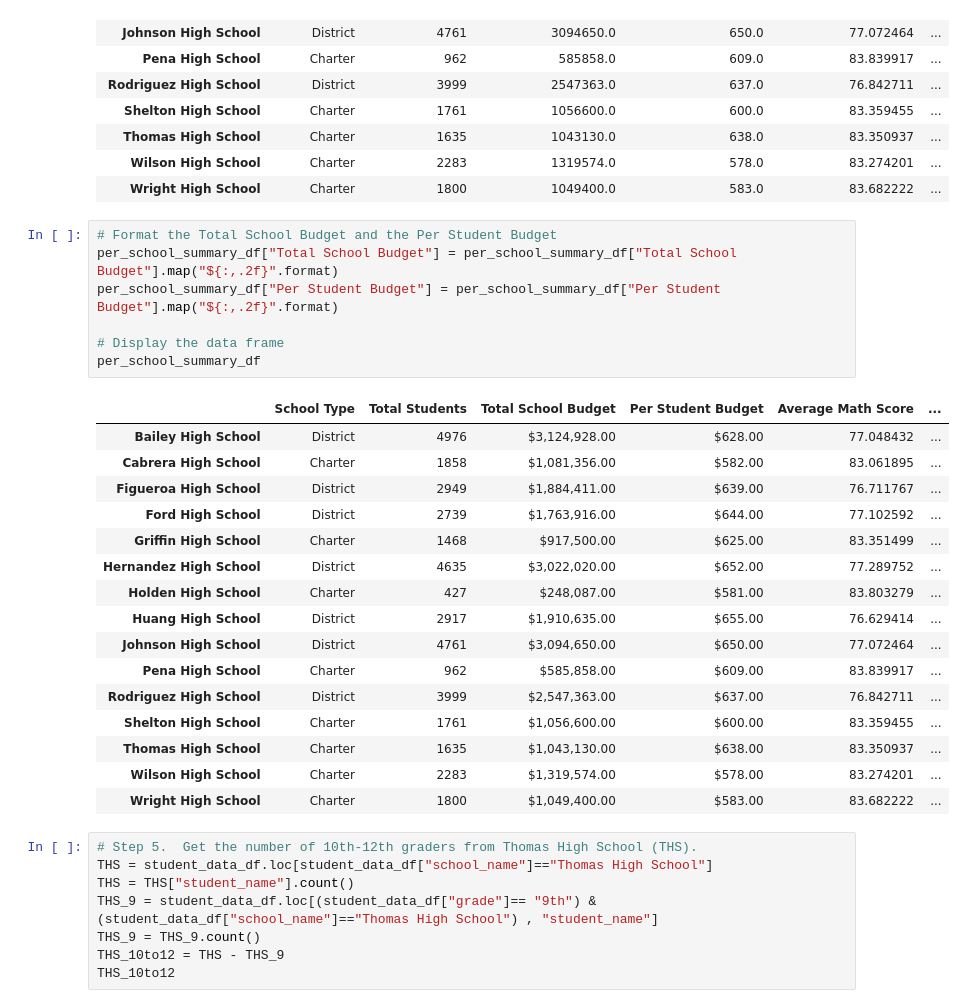
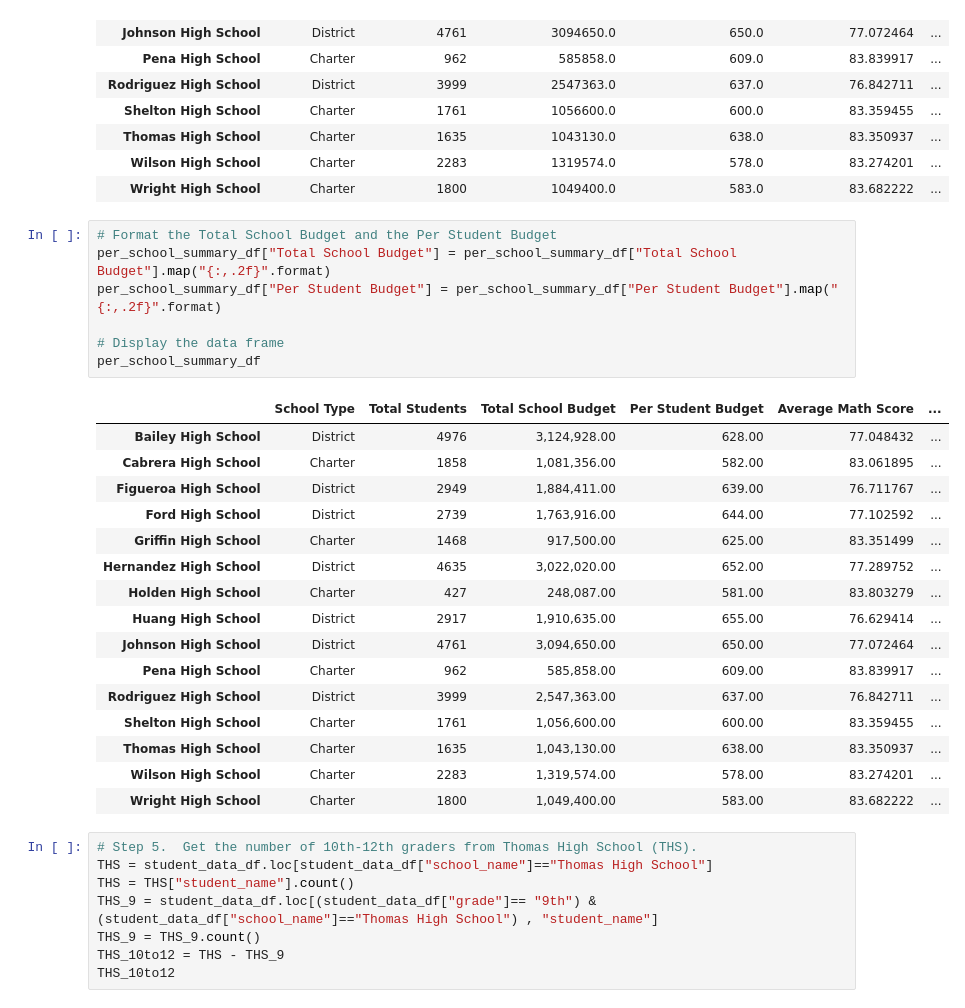
Before and after one commit to ckeistler/Module04_School_District_Analysis_Pandas, a Jupyter notebook: PyCitySchools_Challenge.ipynb, the cells around one changed output. Cells and saved outputs as stored; diff of their text form.

```diff
--- a/PyCitySchools_Challenge.ipynb
+++ b/PyCitySchools_Challenge.ipynb
@@ -232,28 +232,28 @@ per_school_summary_df
 | Wright High School | Charter | 1800 | 1049400.0 | 583.0 | 83.682222 | ... |
 # %%
 # Format the Total School Budget and the Per Student Budget
-per_school_summary_df["Total School Budget"] = per_school_summary_df["Total School Budget"].map("${:,.2f}".format)
-per_school_summary_df["Per Student Budget"] = per_school_summary_df["Per Student Budget"].map("${:,.2f}".format)
+per_school_summary_df["Total School Budget"] = per_school_summary_df["Total School Budget"].map("{:,.2f}".format)
+per_school_summary_df["Per Student Budget"] = per_school_summary_df["Per Student Budget"].map("{:,.2f}".format)
 
 # Display the data frame
 per_school_summary_df
 # %% [output]
 |  | School Type | Total Students | Total School Budget | Per Student Budget | Average Math Score | ... |
-| Bailey High School | District | 4976 | $3,124,928.00 | $628.00 | 77.048432 | ... |
-| Cabrera High School | Charter | 1858 | $1,081,356.00 | $582.00 | 83.061895 | ... |
-| Figueroa High School | District | 2949 | $1,884,411.00 | $639.00 | 76.711767 | ... |
-| Ford High School | District | 2739 | $1,763,916.00 | $644.00 | 77.102592 | ... |
-| Griffin High School | Charter | 1468 | $917,500.00 | $625.00 | 83.351499 | ... |
-| Hernandez High School | District | 4635 | $3,022,020.00 | $652.00 | 77.289752 | ... |
-| Holden High School | Charter | 427 | $248,087.00 | $581.00 | 83.803279 | ... |
-| Huang High School | District | 2917 | $1,910,635.00 | $655.00 | 76.629414 | ... |
-| Johnson High School | District | 4761 | $3,094,650.00 | $650.00 | 77.072464 | ... |
-| Pena High School | Charter | 962 | $585,858.00 | $609.00 | 83.839917 | ... |
-| Rodriguez High School | District | 3999 | $2,547,363.00 | $637.00 | 76.842711 | ... |
-| Shelton High School | Charter | 1761 | $1,056,600.00 | $600.00 | 83.359455 | ... |
-| Thomas High School | Charter | 1635 | $1,043,130.00 | $638.00 | 83.350937 | ... |
-| Wilson High School | Charter | 2283 | $1,319,574.00 | $578.00 | 83.274201 | ... |
-| Wright High School | Charter | 1800 | $1,049,400.00 | $583.00 | 83.682222 | ... |
+| Bailey High School | District | 4976 | 3,124,928.00 | 628.00 | 77.048432 | ... |
+| Cabrera High School | Charter | 1858 | 1,081,356.00 | 582.00 | 83.061895 | ... |
+| Figueroa High School | District | 2949 | 1,884,411.00 | 639.00 | 76.711767 | ... |
+| Ford High School | District | 2739 | 1,763,916.00 | 644.00 | 77.102592 | ... |
+| Griffin High School | Charter | 1468 | 917,500.00 | 625.00 | 83.351499 | ... |
+| Hernandez High School | District | 4635 | 3,022,020.00 | 652.00 | 77.289752 | ... |
+| Holden High School | Charter | 427 | 248,087.00 | 581.00 | 83.803279 | ... |
+| Huang High School | District | 2917 | 1,910,635.00 | 655.00 | 76.629414 | ... |
+| Johnson High School | District | 4761 | 3,094,650.00 | 650.00 | 77.072464 | ... |
+| Pena High School | Charter | 962 | 585,858.00 | 609.00 | 83.839917 | ... |
+| Rodriguez High School | District | 3999 | 2,547,363.00 | 637.00 | 76.842711 | ... |
+| Shelton High School | Charter | 1761 | 1,056,600.00 | 600.00 | 83.359455 | ... |
+| Thomas High School | Charter | 1635 | 1,043,130.00 | 638.00 | 83.350937 | ... |
+| Wilson High School | Charter | 2283 | 1,319,574.00 | 578.00 | 83.274201 | ... |
+| Wright High School | Charter | 1800 | 1,049,400.00 | 583.00 | 83.682222 | ... |
 # %%
 # Step 5.  Get the number of 10th-12th graders from Thomas High School (THS).
 THS = student_data_df.loc[student_data_df["school_name"]=="Thomas High School"]
```
Also changed, not shown: parts of 2 cells of this notebook.
